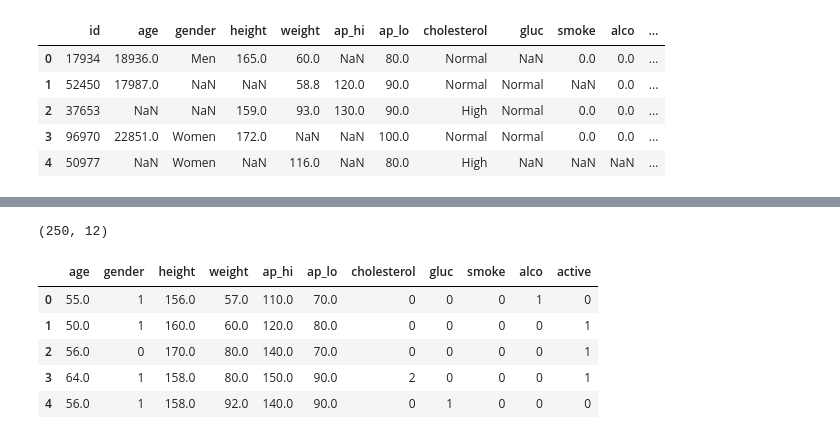
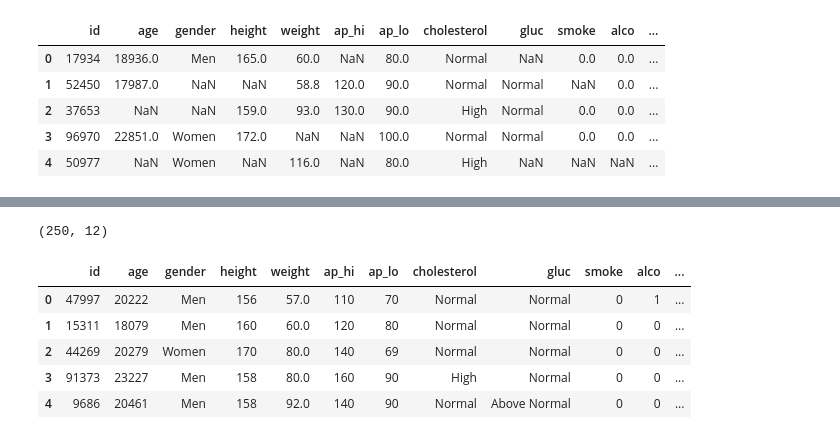
Before and after one commit to srpanchal/Predict-Cardio-Disease-Machine-Learning, a Jupyter notebook: Lab1_Saurabh_Panchal.ipynb, the cells around one changed output, grey strips where cells are left out. Drawn from its saved outputs; the diff is of its cells as text; code cells hidden in the pictures.

```diff
--- a/Lab1_Saurabh_Panchal.ipynb
+++ b/Lab1_Saurabh_Panchal.ipynb
@@ -420,13 +544,12 @@ Please also refer to the documentation for alternative solver options:
 # %%
 test_data = pd.read_csv("cardio-test.csv", sep=",")
 print(test_data.shape)
-test_data = preprocess(test_data)
 test_data.head()
 # %% [output]
 (250, 12)
-|  | age | gender | height | weight | ap_hi | ap_lo | cholesterol | gluc | smoke | alco | active |
-| 0 | 55.0 | 1 | 156.0 | 57.0 | 110.0 | 70.0 | 0 | 0 | 0 | 1 | 0 |
-| 1 | 50.0 | 1 | 160.0 | 60.0 | 120.0 | 80.0 | 0 | 0 | 0 | 0 | 1 |
-| 2 | 56.0 | 0 | 170.0 | 80.0 | 140.0 | 70.0 | 0 | 0 | 0 | 0 | 1 |
-| 3 | 64.0 | 1 | 158.0 | 80.0 | 150.0 | 90.0 | 2 | 0 | 0 | 0 | 1 |
-| 4 | 56.0 | 1 | 158.0 | 92.0 | 140.0 | 90.0 | 0 | 1 | 0 | 0 | 0 |
+|  | id | age | gender | height | weight | ap_hi | ap_lo | cholesterol | gluc | smoke | alco | ... |
+| 0 | 47997 | 20222 | Men | 156 | 57.0 | 110 | 70 | Normal | Normal | 0 | 1 | ... |
+| 1 | 15311 | 18079 | Men | 160 | 60.0 | 120 | 80 | Normal | Normal | 0 | 0 | ... |
+| 2 | 44269 | 20279 | Women | 170 | 80.0 | 140 | 69 | Normal | Normal | 0 | 0 | ... |
+| 3 | 91373 | 23227 | Men | 158 | 80.0 | 160 | 90 | High | Normal | 0 | 0 | ... |
+| 4 | 9686 | 20461 | Men | 158 | 92.0 | 140 | 90 | Normal | Above Normal | 0 | 0 | ... |
```
Also changed, not shown: parts of 47 cells of this notebook, 2 other files.
